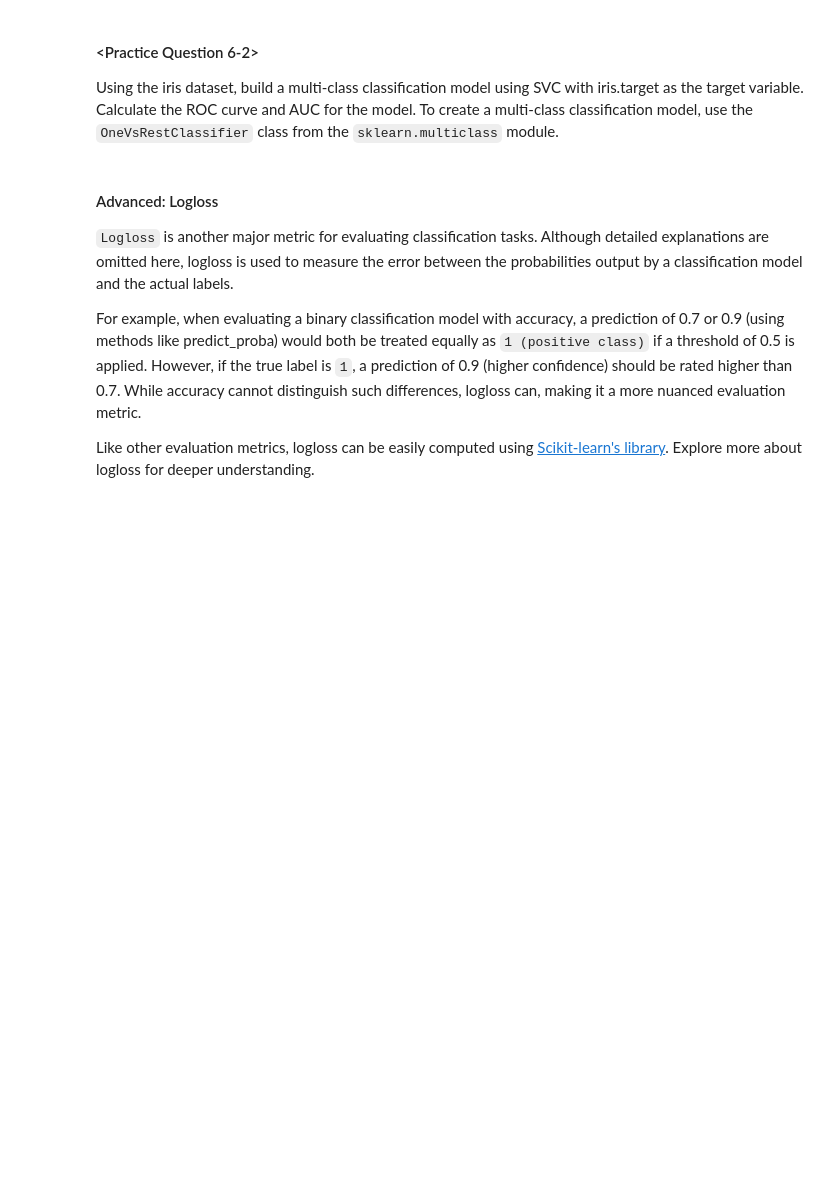
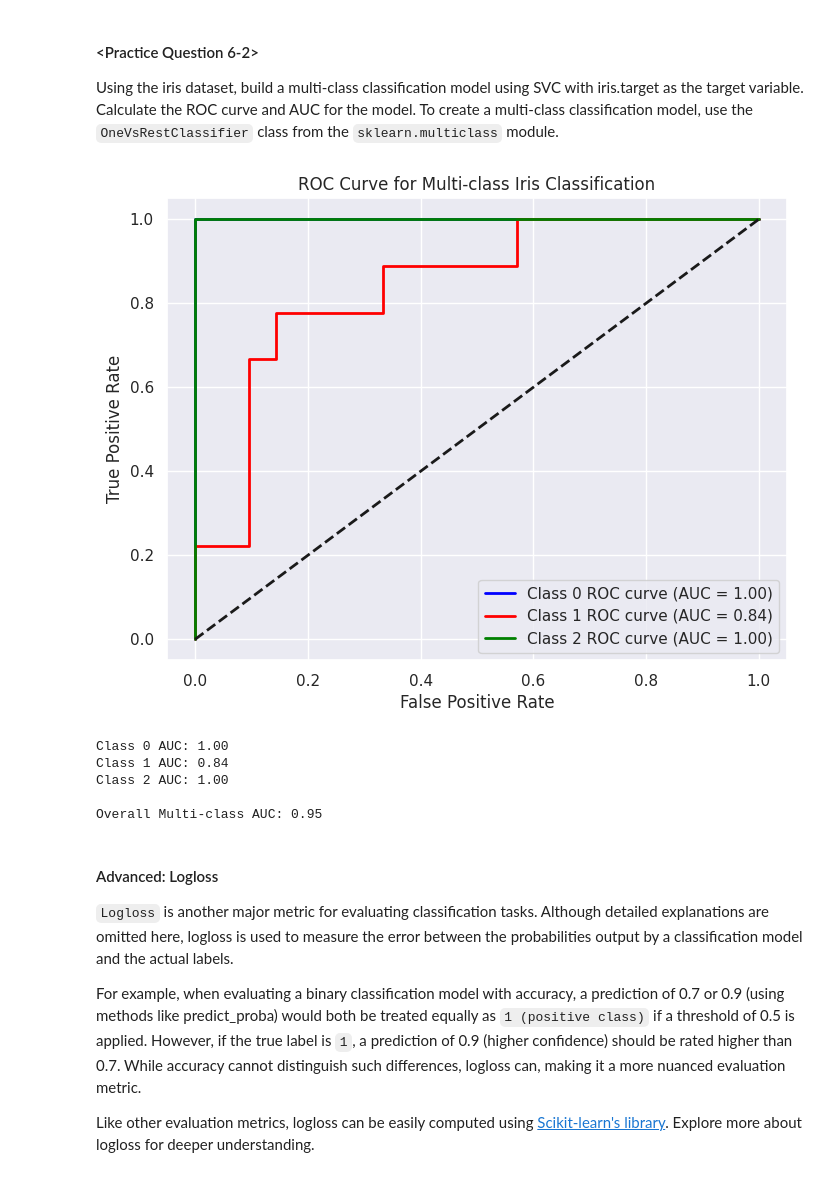
Before and after one commit to Krithika-Madhavan/GCI, a Jupyter notebook: lec6_notebook.ipynb, the cells around one changed output. Cells and saved outputs as stored; diff of their text form; code cells hidden in the pictures; blank space fills up the shorter version.

```diff
--- a/lec6_notebook.ipynb
+++ b/lec6_notebook.ipynb
@@ -422,6 +449,82 @@ As in the example where "5 out of 100 people are buyers," accuracy is not a suit
 #### <Practice Question 6-2>
 
 Using the iris dataset, build a multi-class classification model using SVC with iris.target as the target variable. Calculate the ROC curve and AUC for the model. To create a multi-class classification model, use the `OneVsRestClassifier` class from the `sklearn.multiclass` module.
+# %%
+from sklearn import datasets
+from sklearn.preprocessing import label_binarize
+from sklearn.multiclass import OneVsRestClassifier
+from sklearn.metrics import roc_curve, auc
+
+# Load Data
+iris = datasets.load_iris()
+
+X = iris.data
+y = iris.target
+
+y_bin = label_binarize(y, classes=[0, 1, 2])
+n_classes = y_bin.shape[1]
+
+# Split Data
+X_train, X_test, y_train, y_test = train_test_split(X, y_bin, test_size=0.2, random_state=42)
+
+# Model Training
+model = OneVsRestClassifier(
+    SVC(kernel='linear', probability=True, random_state=42)
+)
+
+model.fit(X_train, y_train)
+
+# Predicted Probabilities
+y_pred = model.predict_proba(X_test)
+
+# Compute ROC curve and AUC for each class
+fpr = dict()
+tpr = dict()
+roc_auc = dict()
+
+for i in range(n_classes):
+    fpr[i], tpr[i], _ = roc_curve(y_test[:, i], y_pred[:, i])
+    roc_auc[i] = auc(fpr[i], tpr[i])
+
+# Plot ROC curves
+plt.figure(figsize=(8, 6))
+
+colors = ['blue', 'red', 'green']
+
+for i, color in zip(range(n_classes), colors):
+    plt.plot(
+        fpr[i],
+        tpr[i],
+        color=color,
+        lw=2,
+        label=f'Class {i} ROC curve (AUC = {roc_auc[i]:.2f})'
+    )
+
+# Diagonal line
+plt.plot([0, 1], [0, 1], 'k--', lw=2)
+
+plt.xlabel('False Positive Rate')
+plt.ylabel('True Positive Rate')
+plt.title('ROC Curve for Multi-class Iris Classification')
+plt.legend(loc='lower right')
+
+plt.show()
+
+# Print AUC scores
+for i in range(n_classes):
+    print(f"Class {i} AUC: {roc_auc[i]:.2f}")
+
+# Overall macro-average AUC
+overall_auc = roc_auc_score(y_test, y_pred, multi_class='ovr')
+
+print(f"\nOverall Multi-class AUC: {overall_auc:.2f}")
+# %% [output]
+[figure, added]
+Class 0 AUC: 1.00
+Class 1 AUC: 0.84
+Class 2 AUC: 1.00
+
+Overall Multi-class AUC: 0.95
 # %% [markdown]
 #### Advanced: Logloss
 
```
Also changed, not shown: parts of 6 cells of this notebook.
